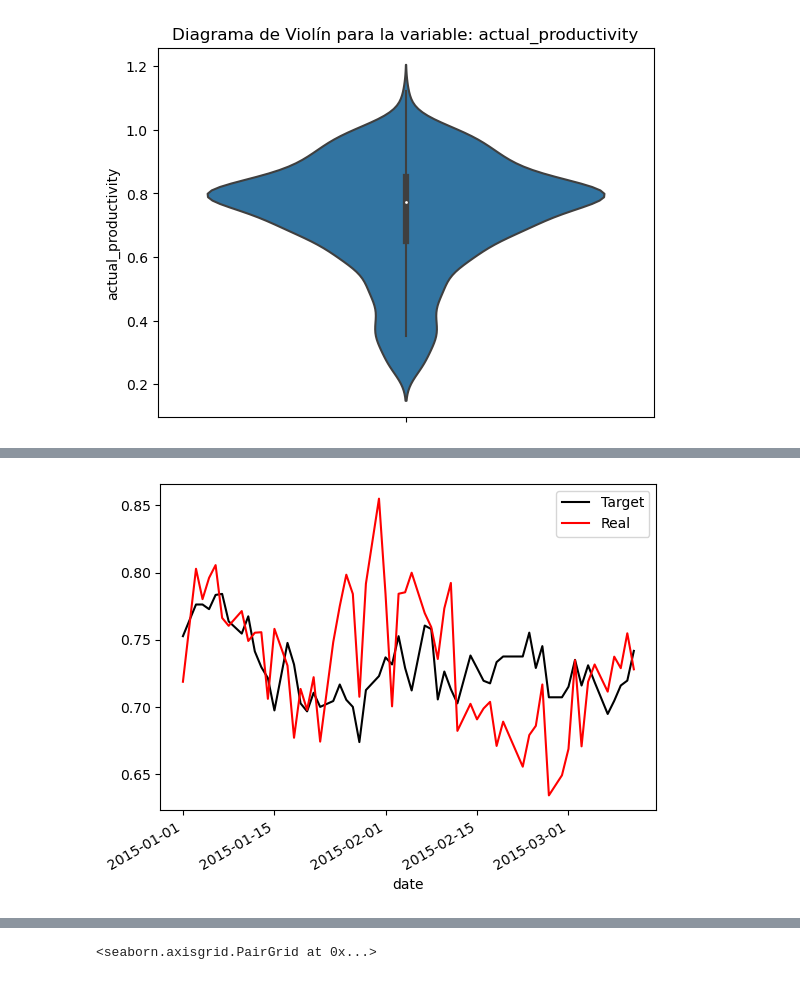
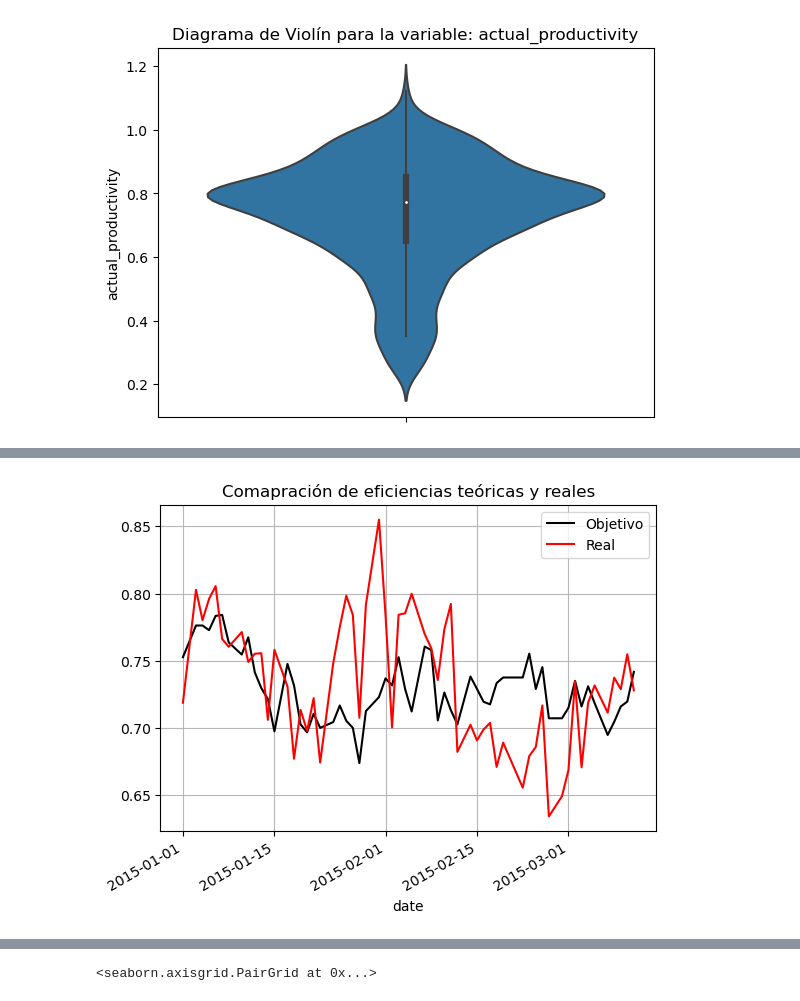
Before and after one commit to wilmarc/Proyecto1ACTD, a Jupyter notebook: DataProcess_P1.ipynb, the cells around one changed output, grey strips where cells are left out. Cells and saved outputs as stored; diff of their text form; code cells hidden in the pictures.

```diff
--- a/DataProcess_P1.ipynb
+++ b/DataProcess_P1.ipynb
@@ -194,14 +194,16 @@ AttributeError: module 'matplotlib.pyplot' has no attribute 'ytitle'
 # %%
 #comparisson between the targeted and the real productivity in the dates studied
 target_eff=daily_data['targeted_productivity'].mean()
 real_eff=daily_data['actual_productivity'].mean()
 plt.figure()
-target_eff.plot(c="black", label="Target")
+target_eff.plot(c="black", label="Objetivo")
 real_eff.plot(c="red", label="Real")
 plt.legend()
+plt.title("Comapración de eficiencias teóricas y reales")
+plt.grid(True,alpha=0.9)
 plt.show()
 # %% [output]
-[figure, old version]
+[figure, new version]
 # %%
 #Review of efficiencies during the week days (average efficiencies)
 cats = [ 'Monday', 'Tuesday', 'Wednesday', 'Thursday', 'Friday', 'Saturday', 'Sunday']
```
Also changed, not shown: parts of 7 cells of this notebook.
